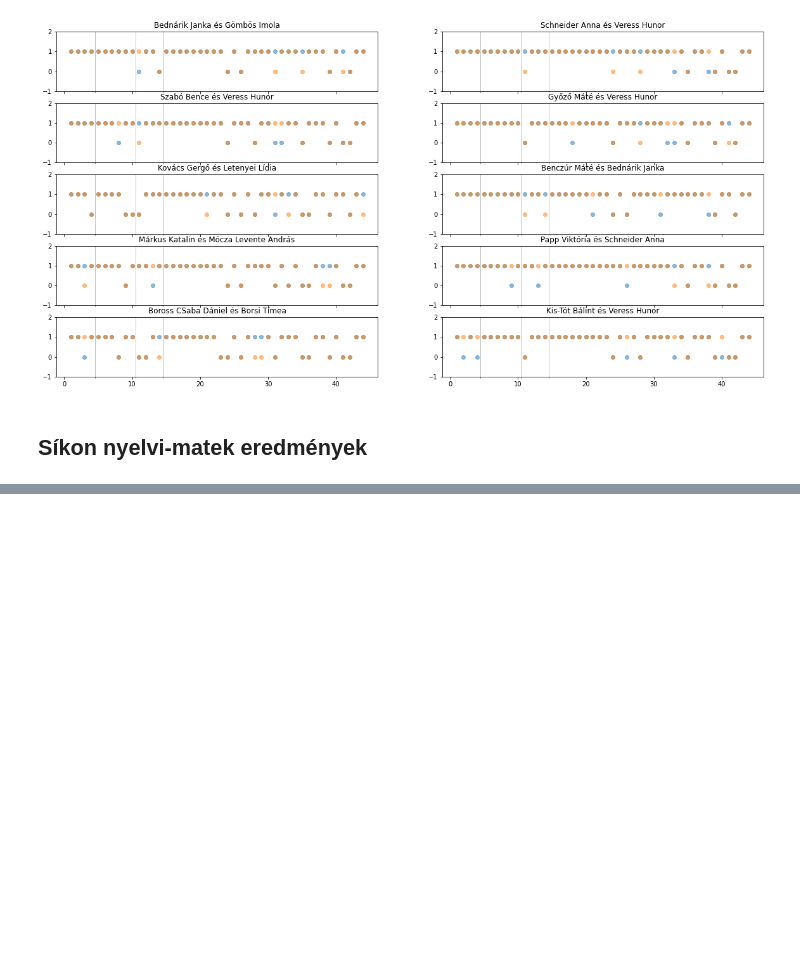
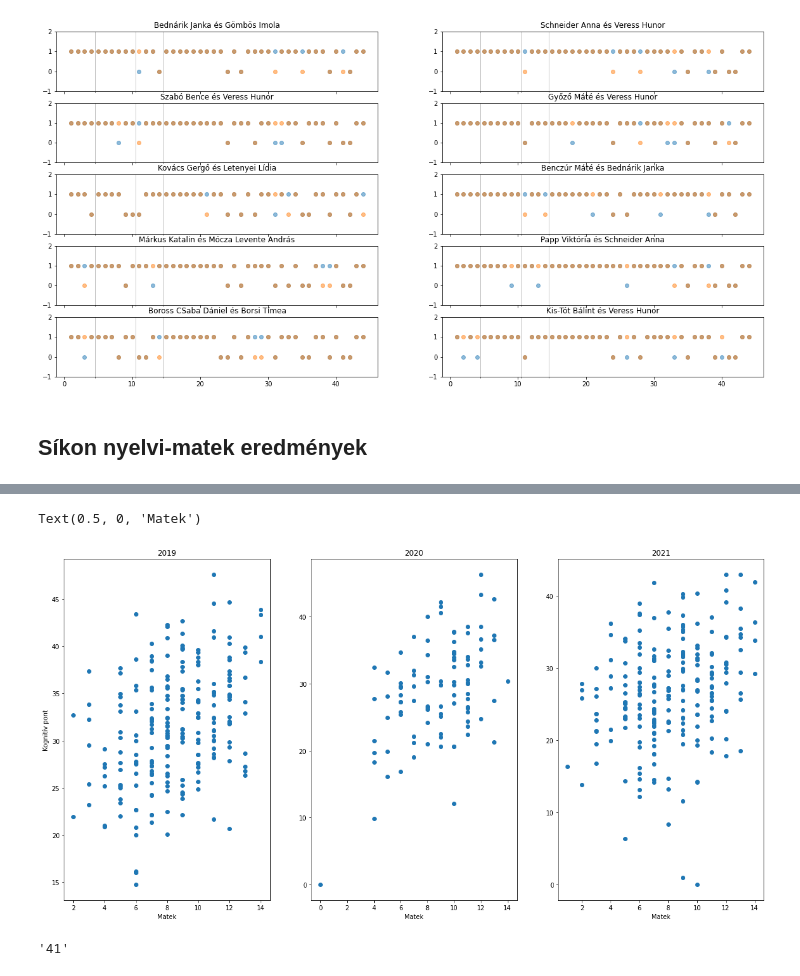
Before and after one commit to konderal333/-nkutfel, a Jupyter notebook: ONKUTFEL2/öngud.ipynb, the cells around one changed output, grey strips where cells are left out. Cells and saved outputs as stored; diff of their text form; code cells hidden in the pictures; blank space fills up the shorter version.

```diff
--- a/ONKUTFEL2/öngud.ipynb
+++ b/ONKUTFEL2/öngud.ipynb
@@ -467,0 +472,14 @@ FileNotFoundError: ignored
+# %%
+data_2019 = data_2019[['Matek helyes', 'Kognitív pont']]
+data_2020 = data_2020[['Matek helyes', 'Kognitív pont']]
+data_2021 = data_2021[['Matek helyes', 'Kognitív pont']]
+
+new_col = []
+
+for index, row in data_2019.iterrows():
+  if type(row['Kognitív pont']) == int:
+    new_col.append(int(row['Kognitív pont']))
+  else:
+    new_col.append(float(row['Kognitív pont'].replace(",",".")))
+
+data_2019['Kognitív pont'] = new_col
@@ -467,0 +494,20 @@ FileNotFoundError: ignored
+# %%
+fig, axes = plt.subplots(1,3, figsize=(20,10))
+
+axes[0].scatter(list(data_2019['Matek helyes']), list(data_2019['Kognitív pont'].astype(float)))
+axes[0].set_title('2019')
+axes[0].set_xlabel('Matek')
+axes[0].set_ylabel('Kognitív pont')
+axes[1].scatter(list(data_2020['Matek helyes']), list(data_2020['Kognitív pont']))
+axes[1].set_title('2020')
+axes[1].set_xlabel('Matek')
+axes[2].scatter(list(data_2021['Matek helyes']), list(data_2021['Kognitív pont']))
+axes[2].set_title('2021')
+axes[2].set_xlabel('Matek')
+# %% [output]
+Text(0.5, 0, 'Matek')
+[figure, added]
+# %%
+data_2019['Kognitív pont'][5]
+# %% [output]
+'41'
```
Also changed, not shown: parts of 3 cells of this notebook.
